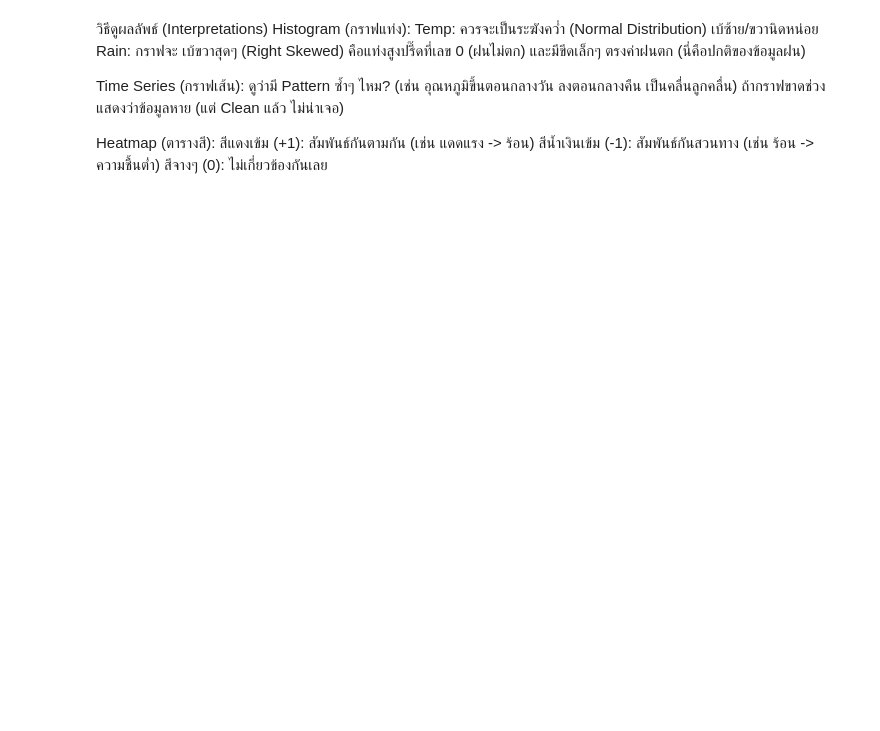
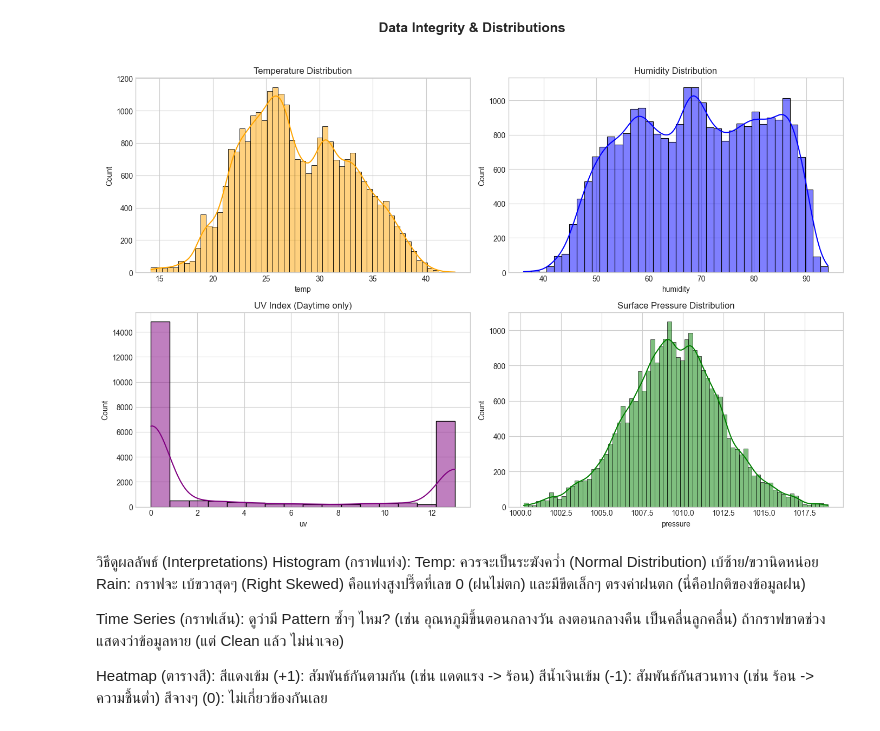
Before and after one commit to Reungwit/Zeus_app, a Jupyter notebook: eda_data.ipynb, the cells around one changed output. Cells and saved outputs as stored; diff of their text form; code cells hidden in the pictures; blank space fills up the shorter version.

```diff
--- a/eda_data.ipynb
+++ b/eda_data.ipynb
@@ -72,3 +63,28 @@ plt.show()
+# %%
+fig, axes = plt.subplots(2, 2, figsize=(14, 10))
+fig.suptitle('Data Integrity & Distributions', fontsize=18, fontweight='bold')
+
+# Temperature
+sns.histplot(df['temp'], kde=True, ax=axes[0,0], color='orange')
+axes[0,0].set_title('Temperature Distribution')
+
+# Humidity
+sns.histplot(df['humidity'], kde=True, ax=axes[0,1], color='blue')
+axes[0,1].set_title('Humidity Distribution')
+
+# UV
+sns.histplot(df[df['uv'] > 0]['uv'], kde=True, ax=axes[1,0], color='purple')
+axes[1,0].set_title('UV Index (Daytime only)')
+
+# Pressure
+sns.histplot(df['pressure'], kde=True, ax=axes[1,1], color='green')
+axes[1,1].set_title('Surface Pressure Distribution')
+
+plt.tight_layout(rect=[0, 0.03, 1, 0.95])
+plt.savefig('eda_distributions_clean.png', dpi=300)
+plt.show()
+# %% [output]
+[figure, added]
 # %% [markdown]
 วิธีดูผลลัพธ์ (Interpretations)
 Histogram (กราฟแท่ง):
```
Also changed, not shown: parts of 4 cells of this notebook, 29 other files.
